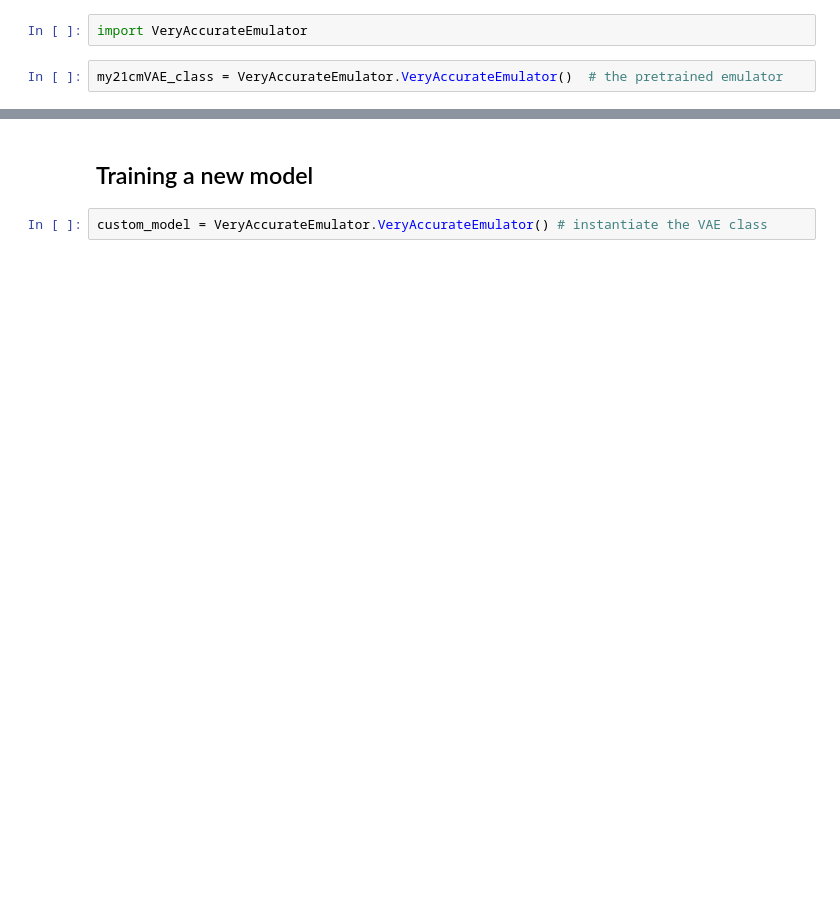
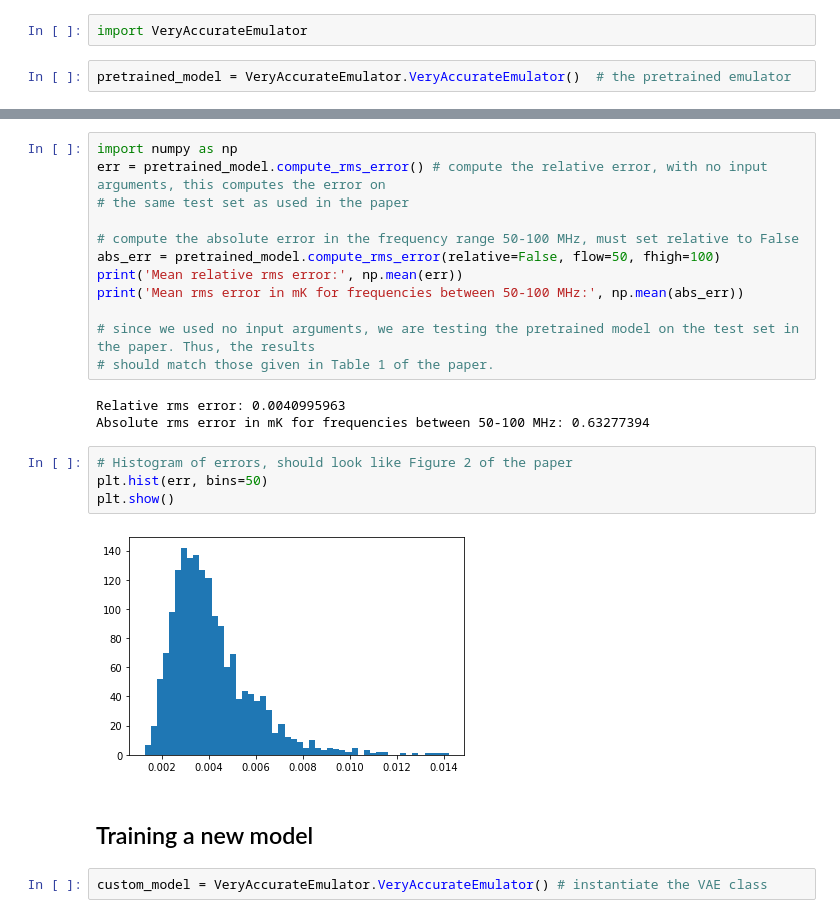
Before and after one commit to christianhbye/21cmVAE, a Jupyter notebook: sample_notebook.ipynb, the cells around one changed output, grey strips where cells are left out. Drawn from its saved outputs; the diff is of its cells as text; blank space fills up the shorter version.

```diff
--- a/test_notebook.ipynb
+++ b/sample_notebook.ipynb
@@ -4,4 +9,4 @@
 # %%
 import VeryAccurateEmulator
 # %%
-my21cmVAE_class = VeryAccurateEmulator.VeryAccurateEmulator()  # the pretrained emulator
+pretrained_model = VeryAccurateEmulator.VeryAccurateEmulator()  # the pretrained emulator
@@ -33,6 +44,27 @@ plt.show()
 # %% [output]
 [figure]
 [figure]
+# %%
+import numpy as np
+err = pretrained_model.compute_rms_error() # compute the relative error, with no input arguments, this computes the error on
+# the same test set as used in the paper
+
+# compute the absolute error in the frequency range 50-100 MHz, must set relative to False
+abs_err = pretrained_model.compute_rms_error(relative=False, flow=50, fhigh=100)
+print('Mean relative rms error:', np.mean(err))
+print('Mean rms error in mK for frequencies between 50-100 MHz:', np.mean(abs_err))
+
+# since we used no input arguments, we are testing the pretrained model on the test set in the paper. Thus, the results
+# should match those given in Table 1 of the paper.
+# %% [output]
+Relative rms error: 0.0040995963
+Absolute rms error in mK for frequencies between 50-100 MHz: 0.63277394
+# %%
+# Histogram of errors, should look like Figure 2 of the paper
+plt.hist(err, bins=50)
+plt.show()
+# %% [output]
+[figure, added]
 # %% [markdown]
 ## Training a new model
 # %%
```
Also changed, not shown: parts of 14 cells of this notebook.
